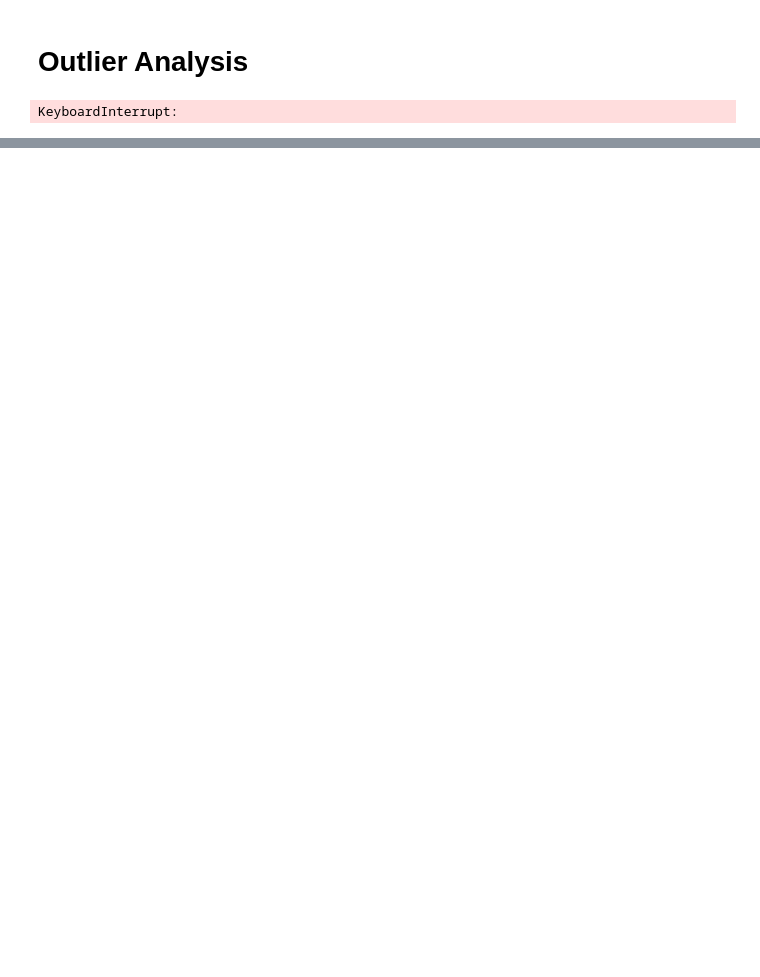
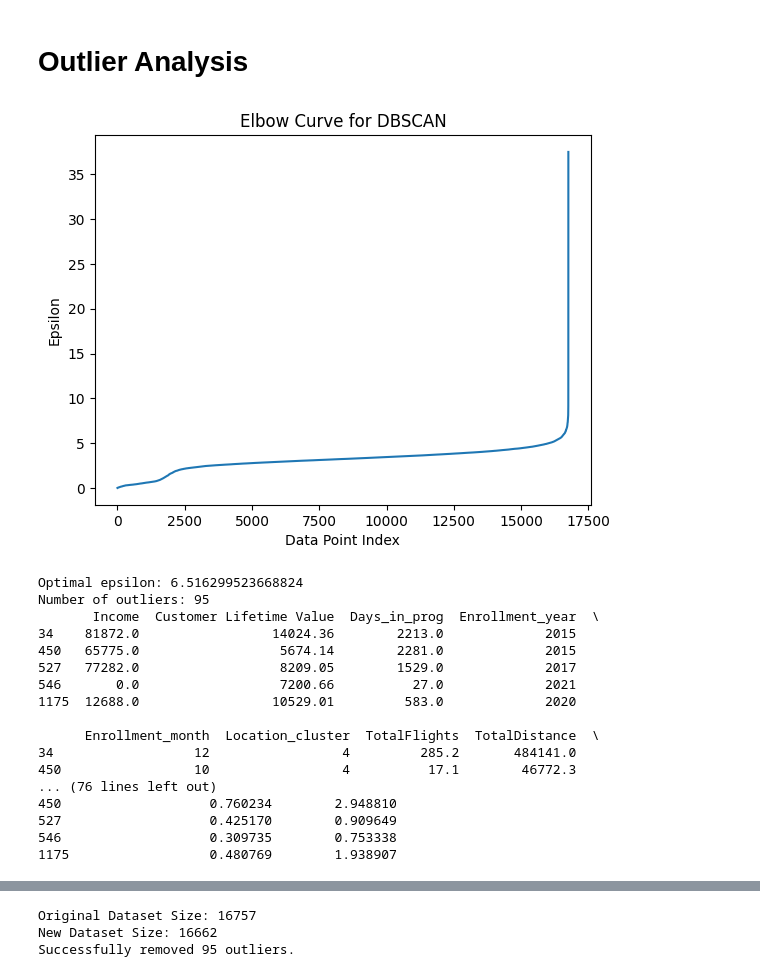
Before and after one commit to andrerangelferreira/DataMiningProject_AIAI_Group51, a Jupyter notebook: notebooks/Preproc.ipynb, the cells around one changed output, grey strips where cells are left out. Saved outputs shown, nothing was run; the diff lists cells and outputs as text; code cells hidden in the pictures; blank space fills up the shorter version.

```diff
--- a/notebooks/Preproc.ipynb
+++ b/notebooks/Preproc.ipynb
@@ -261,11 +277,7 @@ from sklearn.preprocessing import StandardScaler, MinMaxScaler
 # Assuming you have a DataFrame named 'people' with purchase data
 
 # Selecting relevant features for clustering
-X = people_sem_pescadores[['percentage_of_products_bought_promotion',
-            'number_complaints', 'percentage_spend_vegetables', 'percentage_spend_nonalcohol_drinks',
-            'percentage_spend_alcohol_drinks', 'percentage_spend_meat', 'percentage_spend_fish',
-            'percentage_spend_hygiene', 'percentage_spend_videogames', 'percentage_spend_petfood', 'percentage_spend_groceries',
-            'percentage_spend_electronics', 'teens_home', 'kids_home']]
+X = clustering_data.loc[:, ~clustering_data.columns.isin(['Loyalty#'])]
 
 # Standardizing the features
 scaler = StandardScaler()
@@ -289,31 +301,48 @@ plt.show()
 kneedle = KneeLocator(range(len(distances)), distances, curve='convex', direction='increasing')
 epsilon = distances[kneedle.knee]
 print(f"Optimal epsilon: {epsilon}")
 
 # Applying DBSCAN with the optimal epsilon
 dbscan = DBSCAN(eps=epsilon, min_samples=5)
 clusters = dbscan.fit_predict(X_scaled)
 
 # Extracting outliers
 outliers_mask = clusters == -1
 outliers = X[outliers_mask]
 
 print("Number of outliers:", len(outliers))
 
 # You can further analyze the outliers as needed
 print(outliers.head())
 
 # Visualizing the clusters
 plt.figure(figsize=(10, 6))
 
 # Plotting points
 plt.scatter(X_scaled[:, 0], X_scaled[:, 1], c=clusters, cmap='viridis', s=50, alpha=0.5)
 plt.scatter(X_scaled[outliers_mask, 0], X_scaled[outliers_mask, 1], c='red', marker='x', label='Outliers')
 plt.xlabel('Scaled Feature 1')
 plt.ylabel('Scaled Feature 2')
 plt.title('DBSCAN Clustering with Outliers')
 
 plt.legend()
 plt.show()
 # %% [output]
+[figure, added]
-KeyboardInterrupt:
+Optimal epsilon: 6.516299523668824
+Number of outliers: 95
+       Income  Customer Lifetime Value  Days_in_prog  Enrollment_year  \
+34    81872.0                 14024.36        2213.0             2015
+450   65775.0                  5674.14        2281.0             2015
+527   77282.0                  8209.05        1529.0             2017
+546       0.0                  7200.66          27.0             2021
+1175  12688.0                 10529.01         583.0             2020
+
+      Enrollment_month  Location_cluster  TotalFlights  TotalDistance  \
+34                  12                 4         285.2       484141.0
+450                 10                 4          17.1        46772.3
+... (76 lines left out)
+450                   0.760234        2.948810
+527                   0.425170        0.909649
+546                   0.309735        0.753338
+1175                  0.480769        1.938907
@@ -319,0 +350,16 @@ KeyboardInterrupt:
+# %%
+# 1. Create a boolean mask for the non-outliers (everything that is NOT -1)
+mask_clean = clusters != -1
+
+# 2. Filter your original DataFrame (assuming it is named 'clustering_data' or 'X')
+# We use .copy() to ensure we have a standalone object, not a slice
+df_clean = clustering_data[mask_clean].copy()
+
+# 4. Verify the results
+print(f"Original Dataset Size: {clustering_data.shape[0]}")
+print(f"New Dataset Size: {df_clean.shape[0]}")
+print(f"Successfully removed {clustering_data.shape[0] - df_clean.shape[0]} outliers.")
+# %% [output]
+Original Dataset Size: 16757
+New Dataset Size: 16662
+Successfully removed 95 outliers.
```
Also changed, not shown: parts of 13 cells of this notebook, 1 other file.
